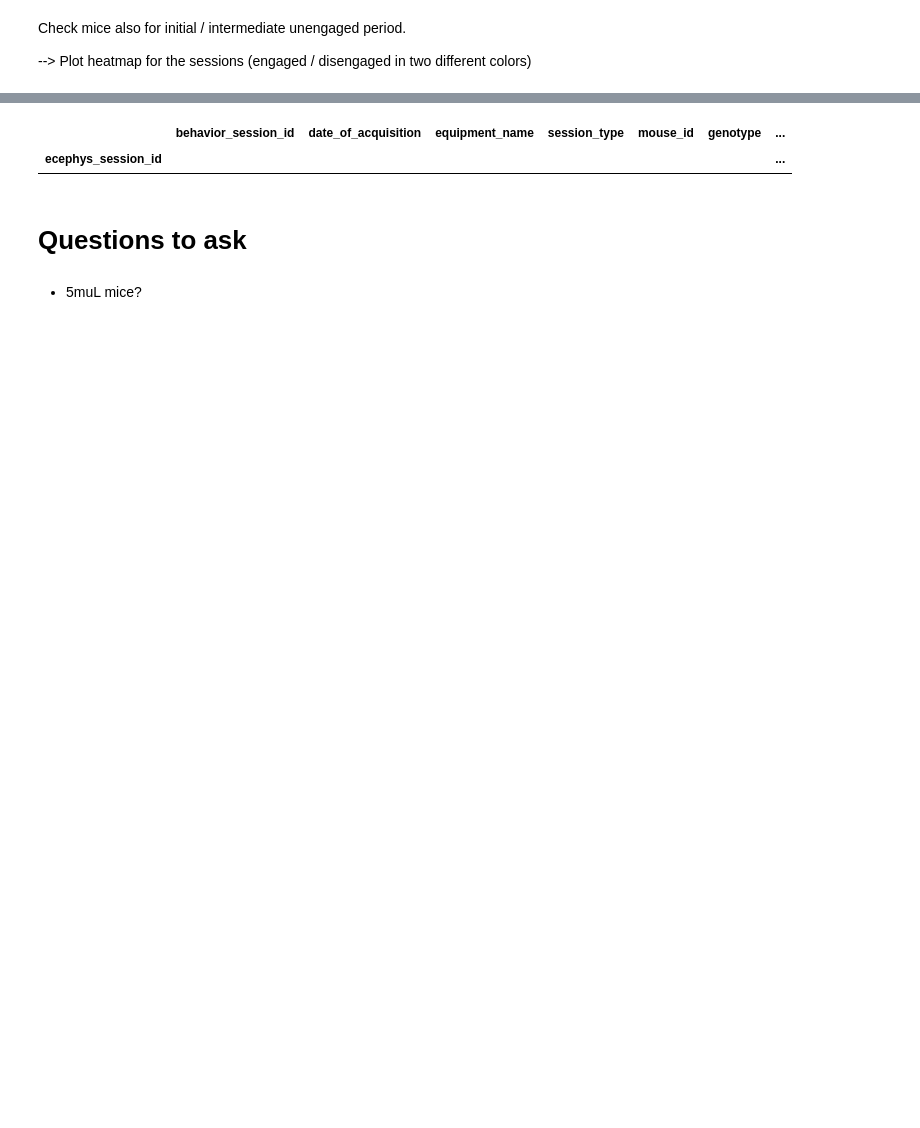
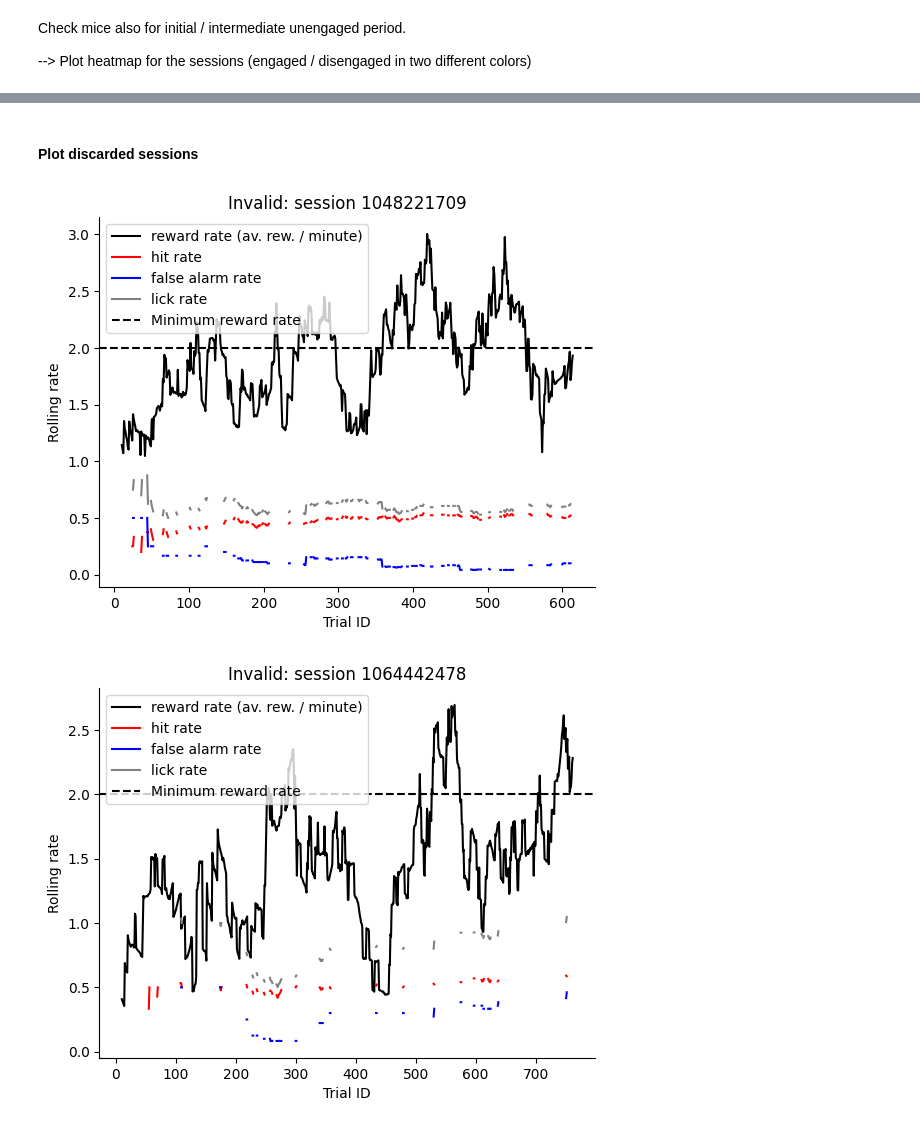
Before and after one commit to veronicachelu/finding-nemo, a Jupyter notebook: code/scripts/behav_analysis.ipynb, the cells around one changed output, grey strips where cells are left out. Cells and saved outputs as stored; diff of their text form; code cells hidden in the pictures; blank space fills up the shorter version.

Commit message:
Completed + debugged pipeline for extracting good behavior sessions.

```diff
--- a/code/scripts/behav_analysis.ipynb
+++ b/code/scripts/behav_analysis.ipynb
@@ -643,0 +713,2 @@ f.tight_layout()
+# %%
+session = cache.get_behavior_session(valid_session_ids[0])
@@ -645,29 +732,3 @@ f.tight_layout()
 Check mice also for initial / intermediate unengaged period.
 
 --> Plot heatmap for the sessions (engaged / disengaged in two different colors)
-# %%
-thresh_perc_engaged = 0.6 # only sessions that have more than thresh_perc_engaged during engagement period are included in analysis [y-axis, stats 1]
-thresh_dur_engaged = 0.6 # only sessions that are engaged for longer than thresh_dur_engaged are included in analysis [x-axis, stat 2]
-
-f, axl = plt.subplots(1,2,figsize=(8,4))
-ax = axl[0]
-ax.scatter(all_stats[2],all_stats[1],s=10,c=['r' if (as1 > thresh_perc_engaged and as2 > thresh_dur_engaged) else 'b' for as2, as1 in zip(all_stats[2],all_stats[1])])
-ax.axvline(x=thresh_dur_engaged, c='r', ls='--')
-ax.axhline(y=thresh_perc_engaged, c='r', ls='--')
-ax.set_xlabel(all_label_stats[2])
-ax.set_ylabel(all_label_stats[1])
-ax.axhline(y=1, c='k', ls='--')
-ax.axvline(x=1, c='k', ls='--')
-ax.spines[['top','right']].set_visible(False)
-
-ax = axl[1]
-ax.scatter(all_stats[2],all_stats[0],s=10)
-xlim = ax.get_xlim()
-ax.set_xlabel(all_label_stats[2])
-ax.set_ylabel(all_label_stats[0])
-ax.axvline(x=1, c='k', ls='--')
-ax.plot([0,1.5],[0,1.5], 'k--')
-ax.set_xlim(xlim)
-ax.spines[['top','right']].set_visible(False)
-
-f.tight_layout()
@@ -733,8 +734,0 @@ Name: 1050987699, dtype: object
-# %%
-# Example: first session
-session_id = behavior_session_table_final.ecephys_session_id.unique()[0]
-print(session_id)
-beh_path = data_root / 'visual-behavior-neuropixels' / 'behavior_ecephys_sessions' / str(session_id) / Path(f'ecephys_session_{session_id}.nwb')
-print(beh_path)
-
-session = pynwb.NWBHDF5IO(beh_path).read()
@@ -751,5 +734,0 @@ ecephys_session_table.shape
-# %%
-ecephys_session_table[ecephys_session_table.index == 1050962145]
-# %% [output]
-|  | behavior_session_id | date_of_acquisition | equipment_name | session_type | mouse_id | genotype | ... |
-| ecephys_session_id |  |  |  |  |  |  | ... |
@@ -758,4 +735,14 @@ ecephys_session_table.session_type.
-# %% [markdown]
-# Questions to ask
-# %% [markdown]
-- 5muL mice?
+# %% [markdown]
+#### Plot discarded sessions
+# %%
+## Plot discarded sessions
+all_session_id = ecephys_session_table_final2.behavior_session_id.unique()
+
+for sess_id in all_session_id:
+    if sess_id not in valid_session_ids:
+        session = cache.get_behavior_session(sess_id)
+        rolling_performance = session.get_rolling_performance_df()
+        plot_single_session_performance(rolling_performance, title=f'Invalid: session {sess_id}')
+# %% [output]
+[figure, added]
+[figure, added]
```
Also changed, not shown: parts of 30 cells of this notebook, 3 other files.
